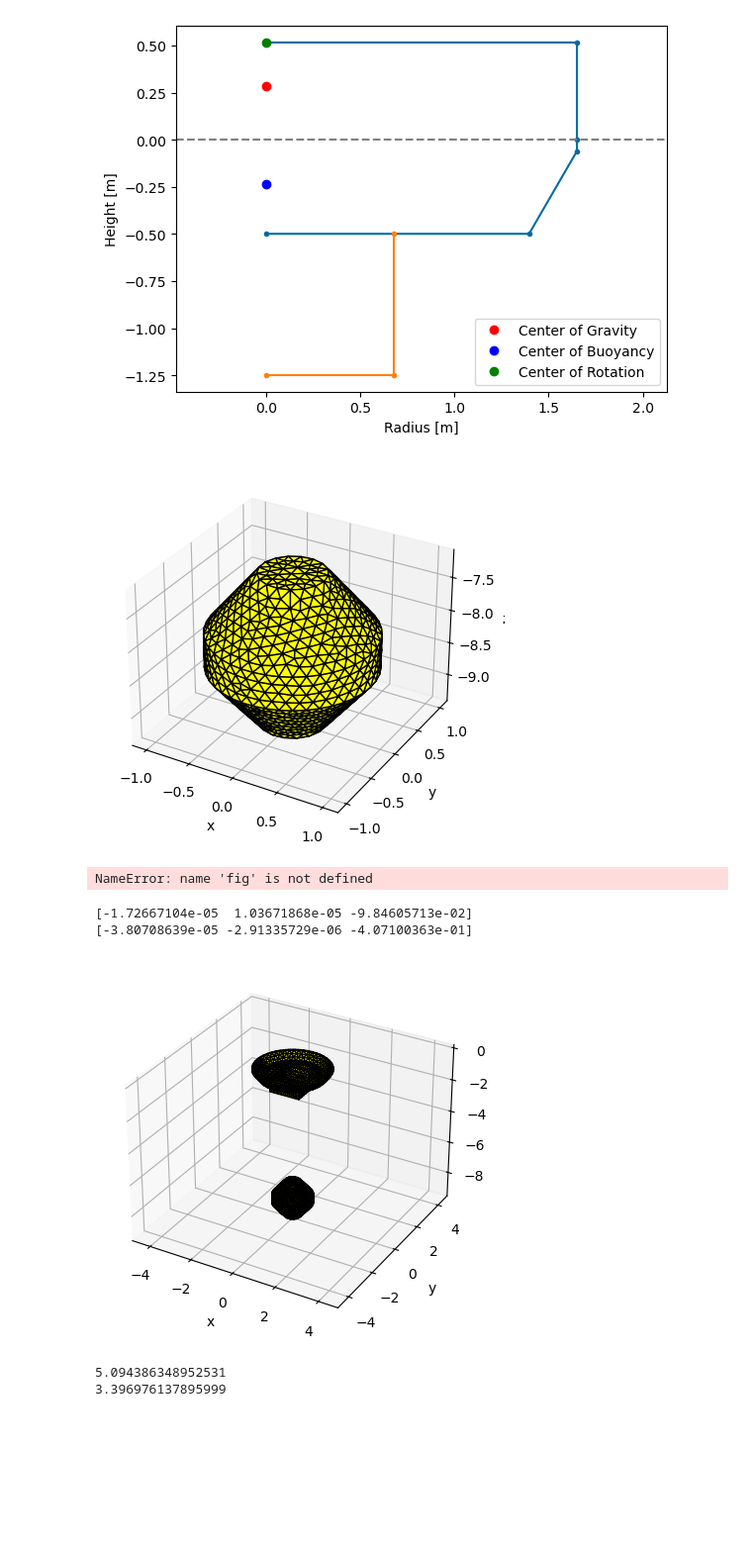
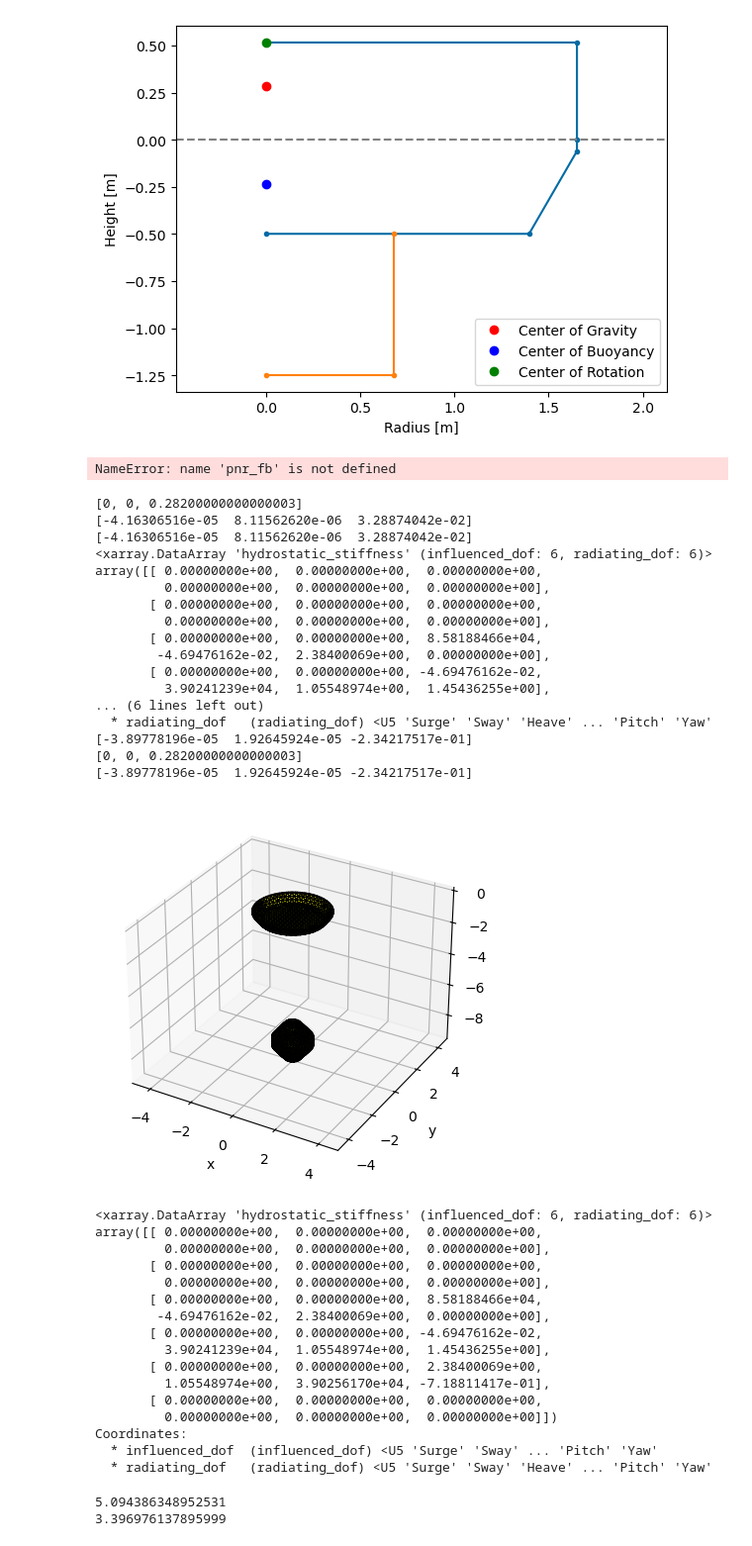
Before and after one commit to WEC-Sim/pioneerWEC, a Jupyter notebook: hydrodata_SNL/capytaine_SNL/pioneerWEC.ipynb, the cells around one changed output. Shown at 99% size. Drawn from its saved outputs; the diff is of its cells as text; code cells hidden in the pictures; blank space fills up the shorter version.

```diff
--- a/hydrodata_SNL/capytaine_SNL/pioneerWEC.ipynb
+++ b/hydrodata_SNL/capytaine_SNL/pioneerWEC.ipynb
@@ -51,11 +51,11 @@ with pygmsh.occ.Geometry() as geom:
     gmsh.option.setNumber('Mesh.MeshSizeFactor', mesh_size_factor)
     cyl = geom.add_cylinder([0, 0, 0],[0, 0, -h1],r1)
     cone = geom.add_cone([0, 0, -h1],[0, 0, -h2],r1,r2)
-    box = geom.add_box([0, 0, 0],[box_l,box_w,box_h])
+    #box = geom.add_box([0, 0, 0],[box_l,box_w,box_h])
 
     geom.translate(cyl, [0, 0, freeboard])
     geom.translate(cone, [0, 0, freeboard])
-    geom.translate(box, [-box_l/2, -box_w/2, freeboard-h1-h2-box_h])
+    #geom.translate(box, [-box_l/2, -box_w/2, freeboard-h1-h2-box_h])
 
     if sub_box_flag:
         sub_box1 = geom.add_box([0, 0, 0],[sub_box_l,sub_box_w,sub_box_h])
@@ -66,7 +66,7 @@ with pygmsh.occ.Geometry() as geom:
         hollow_box = geom.boolean_difference(box,sub_box)
         geom.boolean_union([hollow_box, cyl, cone])
     else:
-        geom.boolean_union([cyl, cone, box])
+        geom.boolean_union([cyl, cone])
 
     mesh = geom.generate_mesh()
 
@@ -101,13 +101,18 @@ plt.legend()
 <matplotlib.legend.Legend at 0x...>
 [figure]
 # %%
-NSIF_fb.show_matplotlib()
-fig.savefig('../../paperFigs/NSIFMeshpdf', bbox_inches='tight')
+#NSIF_fb.show_matplotlib(saveas='../../paperFigs/NSIFMesh.pdf')
+#fig = plt.gcf()
+
+#print(fig)
+#fig.savefig('../../paperFigs/NSIFMesh.pdf')
 # %% [output]
-[figure, removed]
-NameError: name 'fig' is not defined
+NameError: name 'pnr_fb' is not defined
 # %%
 pnr_fb = cpy.FloatingBody.from_meshio(mesh, name="Pioneer")
+
+
+
 if NSIF_flag:
     NSIF_fb = cpy.FloatingBody.from_meshio(NSIF_mesh, name="NSIF")
 
@@ -124,40 +129,94 @@ if NSIF_flag:
 #pnr_fb.mass = 3747
 pnr_fb.center_of_mass = cg
 pnr_fb.rotation_center = pnr_fb.center_of_mass
+print(pnr_fb.center_of_mass)
 print(pnr_fb.center_of_buoyancy)
+#pnr_fb.center_of_buoyancy = cb
+print(pnr_fb.center_of_buoyancy)
+
+# Capytaine version is >= 2.0
+pnr_fb.keep_immersed_part()
+pnr_fb.add_all_rigid_body_dofs()
+
+body_hs = pnr_fb.compute_hydrostatics(rho=1023.0)
+vo = body_hs['disp_volume']
+cb = body_hs['center_of_buoyancy']
+khs = body_hs['hydrostatic_stiffness']
+
+print(khs)
+print(pnr_fb.center_of_buoyancy)
+print(pnr_fb.center_of_mass)
 
 NSIF_fb.center_of_mass = NSIF_fb.center_of_buoyancy
 NSIF_fb.rotation_center = NSIF_fb.center_of_mass
 
 # Capytaine version is >= 2.0
 pnr_fb.keep_immersed_part()
 pnr_fb.add_all_rigid_body_dofs()
 
 #body_hs = pnr_fb.compute_hydrostatics(rho=1025.0)
 #pnr_fb.inertia_matrix[4,4] = 7484
 
 NSIF_fb.keep_immersed_part()
 NSIF_fb.add_all_rigid_body_dofs()
 
 print(pnr_fb.center_of_buoyancy)
 
 #both_fb = []
 #both_fb.append(pnr_fb)
 #both_fb.append(NSIF_fb)
 #for i in range(2):
 #    both_fb[i].keep_immersed_part()
 #    both_fb[i].add_all_rigid_body_dofs()
 #both_fb.add_all_rigid_body_dofs()
 
 # combine all bodies to account for B2B interactions
 both_fb = pnr_fb + NSIF_fb
 
 both_fb.show_matplotlib()
 #both_fb.show()
+
+body_hs = pnr_fb.compute_hydrostatics(rho=1023.0)
+vo = body_hs['disp_volume']
+cb = body_hs['center_of_buoyancy']
+khs = body_hs['hydrostatic_stiffness']
+
+print(khs)
 # %% [output]
-[-1.72667104e-05  1.03671868e-05 -9.84605713e-02]
-[-3.80708639e-05 -2.91335729e-06 -4.07100363e-01]
+[0, 0, 0.28200000000000003]
+[-4.16306516e-05  8.11562620e-06  3.28874042e-02]
+[-4.16306516e-05  8.11562620e-06  3.28874042e-02]
+<xarray.DataArray 'hydrostatic_stiffness' (influenced_dof: 6, radiating_dof: 6)>
+array([[ 0.00000000e+00,  0.00000000e+00,  0.00000000e+00,
+         0.00000000e+00,  0.00000000e+00,  0.00000000e+00],
+       [ 0.00000000e+00,  0.00000000e+00,  0.00000000e+00,
+         0.00000000e+00,  0.00000000e+00,  0.00000000e+00],
+       [ 0.00000000e+00,  0.00000000e+00,  8.58188466e+04,
+        -4.69476162e-02,  2.38400069e+00,  0.00000000e+00],
+       [ 0.00000000e+00,  0.00000000e+00, -4.69476162e-02,
+         3.90241239e+04,  1.05548974e+00,  1.45436255e+00],
+... (6 lines left out)
+  * radiating_dof   (radiating_dof) <U5 'Surge' 'Sway' 'Heave' ... 'Pitch' 'Yaw'
+[-3.89778196e-05  1.92645924e-05 -2.34217517e-01]
+[0, 0, 0.28200000000000003]
+[-3.89778196e-05  1.92645924e-05 -2.34217517e-01]
-[figure, old version]
+[figure, new version]
+<xarray.DataArray 'hydrostatic_stiffness' (influenced_dof: 6, radiating_dof: 6)>
+array([[ 0.00000000e+00,  0.00000000e+00,  0.00000000e+00,
+         0.00000000e+00,  0.00000000e+00,  0.00000000e+00],
+       [ 0.00000000e+00,  0.00000000e+00,  0.00000000e+00,
+         0.00000000e+00,  0.00000000e+00,  0.00000000e+00],
+       [ 0.00000000e+00,  0.00000000e+00,  8.58188466e+04,
+        -4.69476162e-02,  2.38400069e+00,  0.00000000e+00],
+       [ 0.00000000e+00,  0.00000000e+00, -4.69476162e-02,
+         3.90241239e+04,  1.05548974e+00,  1.45436255e+00],
+       [ 0.00000000e+00,  0.00000000e+00,  2.38400069e+00,
+         1.05548974e+00,  3.90256170e+04, -7.18811417e-01],
+       [ 0.00000000e+00,  0.00000000e+00,  0.00000000e+00,
+         0.00000000e+00,  0.00000000e+00,  0.00000000e+00]])
+Coordinates:
+  * influenced_dof  (influenced_dof) <U5 'Surge' 'Sway' ... 'Pitch' 'Yaw'
+  * radiating_dof   (radiating_dof) <U5 'Surge' 'Sway' 'Heave' ... 'Pitch' 'Yaw'
 # %%
 ### Calculate hydrostatics
 myBodies = []
```
Also changed, not shown: 40 other files.
